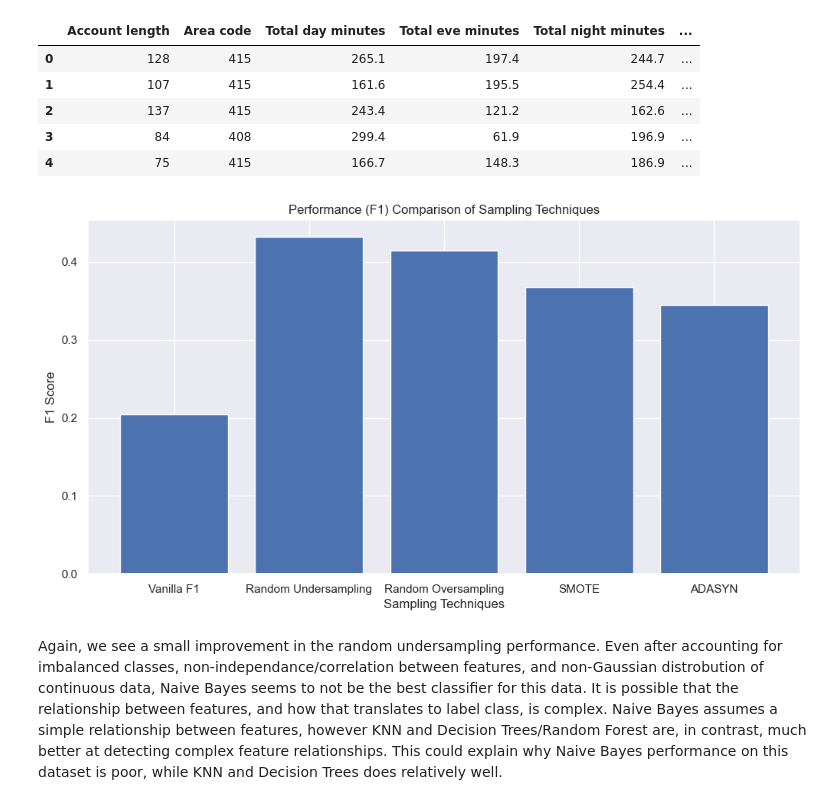
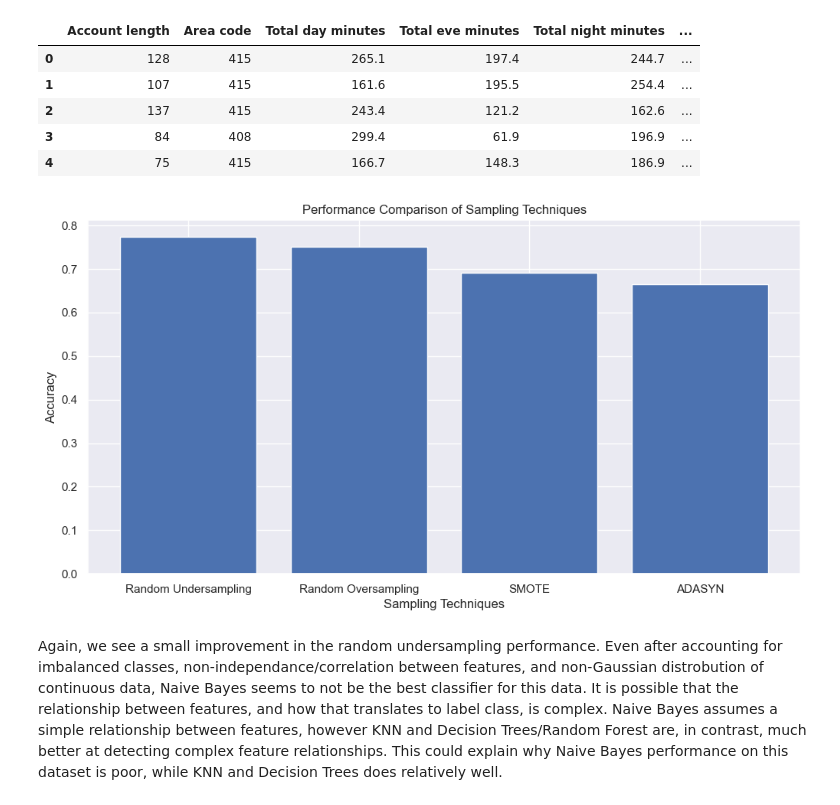
Before and after one commit to jMatthewIsland/CMSC422FinalProject, a Jupyter notebook: CMSC422_EricRobinson_EamonPlante_MatthewIsland.ipynb, the cells around one changed output. Drawn from its saved outputs; the diff is of its cells as text; code cells hidden in the pictures.

```diff
--- a/CMSC422_EricRobinson_EamonPlante_MatthewIsland.ipynb
+++ b/CMSC422_EricRobinson_EamonPlante_MatthewIsland.ipynb
@@ -702,12 +702,6 @@ df_trimmed = df_trimmed.drop('Total intl charge', axis = 1)
 X = df_trimmed.drop('Churn', axis = 1)
 y = df_trimmed['Churn']
 X_train, X_test, y_train, y_test = train_test_split(X, y, test_size=0.2, random_state=260)
-
-# Vanilla F1
-nb.fit(X_train, y_train)
-y_pred = nb.predict(X_test)
-
-vanilla_f1 = f1_score(y_test, y_pred)
 
 # Random Undersampling
 undersample = RandomUnderSampler(random_state = 260)
@@ -716,7 +710,7 @@ X_train_sample, y_train_sample = undersample.fit_resample(X_train, y_train)
 nb.fit(X_train_sample, y_train_sample)
 
 y_pred = nb.predict(X_test)
-undersample_f1 = f1_score(y_test, y_pred)
+undersample_accuracy = accuracy_score(y_test, y_pred)
 
 
 # Random Oversampling
@@ -726,7 +720,7 @@ X_train_sample, y_train_sample = oversample.fit_resample(X_train, y_train)
 nb.fit(X_train_sample, y_train_sample)
 
 y_pred = nb.predict(X_test)
-oversample_f1 = f1_score(y_test, y_pred)
+oversample_accuracy = accuracy_score(y_test, y_pred)
 
 
 # SMOTE sampling
@@ -736,7 +730,7 @@ X_train_sample, y_train_sample = smote.fit_resample(X_train, y_train)
 nb.fit(X_train_sample, y_train_sample)
 
 y_pred = nb.predict(X_test)
-smote_f1 = f1_score(y_test, y_pred)
+smote_accuracy = accuracy_score(y_test, y_pred)
 
 
 # ADASYN sampling
@@ -746,14 +740,14 @@ X_train_sample, y_train_sample = adasyn.fit_resample(X_train, y_train)
 nb.fit(X_train_sample, y_train_sample)
 
 y_pred = nb.predict(X_test)
-adasyn_f1 = f1_score(y_test, y_pred)
+adasyn_accuracy = accuracy_score(y_test, y_pred)
 
 
-f1s = [vanilla_f1, undersample_f1, oversample_f1, smote_f1, adasyn_f1]
+accuracies = [undersample_accuracy, oversample_accuracy, smote_accuracy, adasyn_accuracy]
 plt.figure(figsize=(12, 6))
-plt.bar(sample_types, f1s)
+plt.bar(sample_types, accuracies)
 plt.xlabel('Sampling Techniques')
-plt.ylabel('F1 Score')
-plt.title('Performance (F1) Comparison of Sampling Techniques')
+plt.ylabel('Accuracy')
+plt.title('Performance Comparison of Sampling Techniques')
 plt.show()
 # %% [output]
@@ -847,12 +841,6 @@ df_trimmed_kde.head()
 X = df_trimmed_kde.drop('Churn', axis = 1)
 y = df_trimmed_kde['Churn']
 X_train, X_test, y_train, y_test = train_test_split(X, y, test_size=0.2, random_state=260)
-
-# Vanilla F1
-nb.fit(X_train, y_train)
-y_pred = nb.predict(X_test)
-
-vanilla_f1 = f1_score(y_test, y_pred)
 
 # Random Undersampling
 undersample = RandomUnderSampler(random_state = 260)
@@ -861,47 +849,47 @@ X_train_sample, y_train_sample = undersample.fit_resample(X_train, y_train)
 nb.fit(X_train_sample, y_train_sample)
 
 y_pred = nb.predict(X_test)
-undersample_f1 = f1_score(y_test, y_pred)
+undersample_accuracy = accuracy_score(y_test, y_pred)
 
 
 # Random Oversampling
 oversample = RandomOverSampler(random_state = 260)
 
 X_train_sample, y_train_sample = oversample.fit_resample(X_train, y_train)
 nb.fit(X_train_sample, y_train_sample)
 
 y_pred = nb.predict(X_test)
-oversample_f1 = f1_score(y_test, y_pred)
+oversample_accuracy = accuracy_score(y_test, y_pred)
 
 
 # SMOTE sampling
 smote = SMOTE(random_state = 260)
 
 X_train_sample, y_train_sample = smote.fit_resample(X_train, y_train)
 nb.fit(X_train_sample, y_train_sample)
 
 y_pred = nb.predict(X_test)
-smote_f1 = f1_score(y_test, y_pred)
+smote_accuracy = accuracy_score(y_test, y_pred)
 
 
 # ADASYN sampling
 adasyn = ADASYN(random_state = 260)
 
 X_train_sample, y_train_sample = adasyn.fit_resample(X_train, y_train)
 nb.fit(X_train_sample, y_train_sample)
 
 y_pred = nb.predict(X_test)
-adasyn_f1 = f1_score(y_test, y_pred)
+adasyn_accuracy = accuracy_score(y_test, y_pred)
 
 
-f1s = [vanilla_f1, undersample_f1, oversample_f1, smote_f1, adasyn_f1]
+accuracies = [undersample_accuracy, oversample_accuracy, smote_accuracy, adasyn_accuracy]
 plt.figure(figsize=(12, 6))
-plt.bar(sample_types, f1s)
+plt.bar(sample_types, accuracies)
 plt.xlabel('Sampling Techniques')
-plt.ylabel('F1 Score')
-plt.title('Performance (F1) Comparison of Sampling Techniques')
+plt.ylabel('Accuracy')
+plt.title('Performance Comparison of Sampling Techniques')
 plt.show()
 # %% [output]
-[figure, old version]
+[figure, new version]
 # %% [markdown]
 Again, we see a small improvement in the random undersampling performance. Even after accounting for imbalanced classes, non-independance/correlation between features, and non-Gaussian distrobution of continuous data, Naive Bayes seems to not be the best classifier for this data. It is possible that the relationship between features, and how that translates to label class, is complex. Naive Bayes assumes a simple relationship between features, however KNN and Decision Trees/Random Forest are, in contrast, much better at detecting complex feature relationships. This could explain why Naive Bayes performance on this dataset is poor, while KNN and Decision Trees does relatively well.
```
Also changed, not shown: parts of 19 cells of this notebook.
